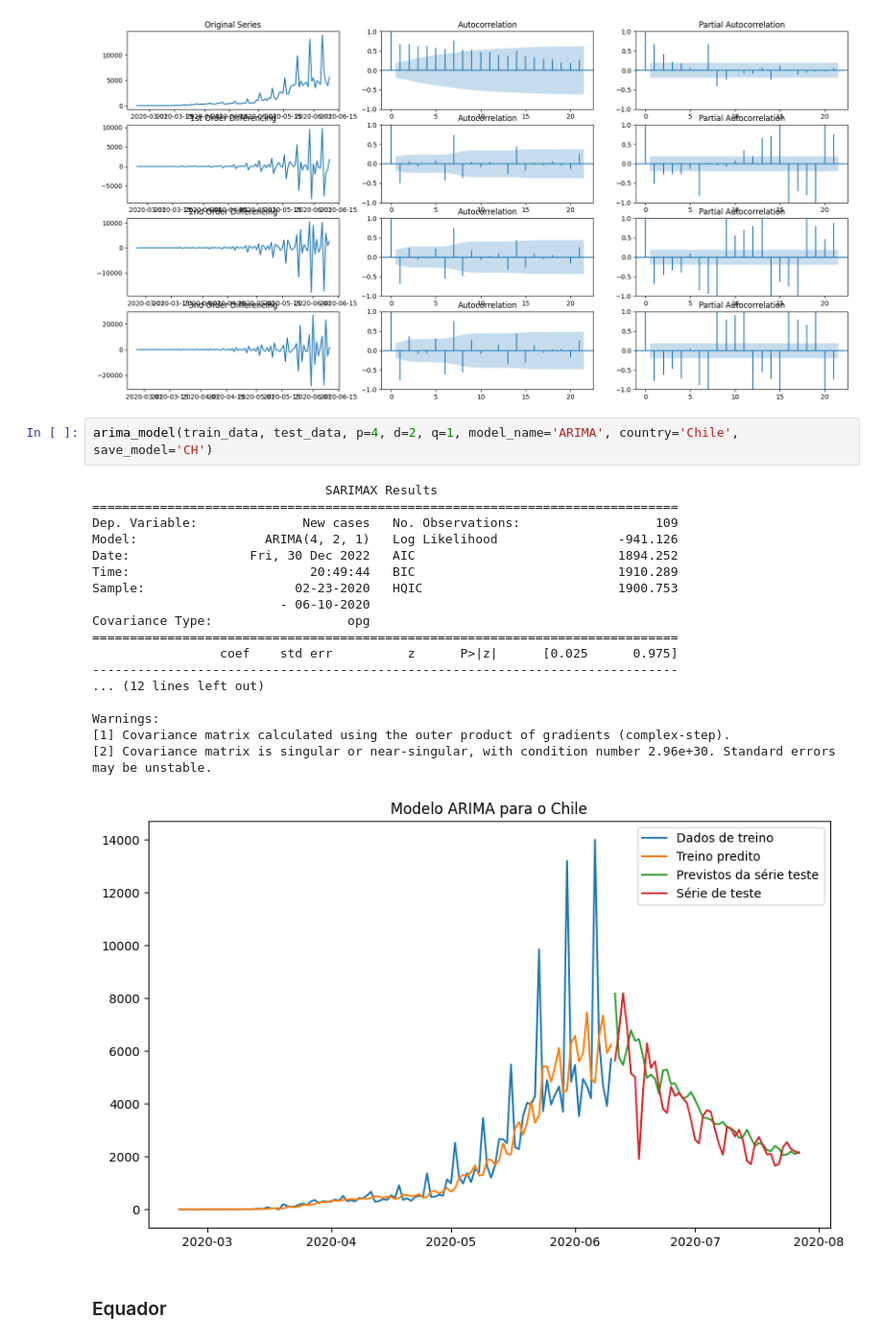
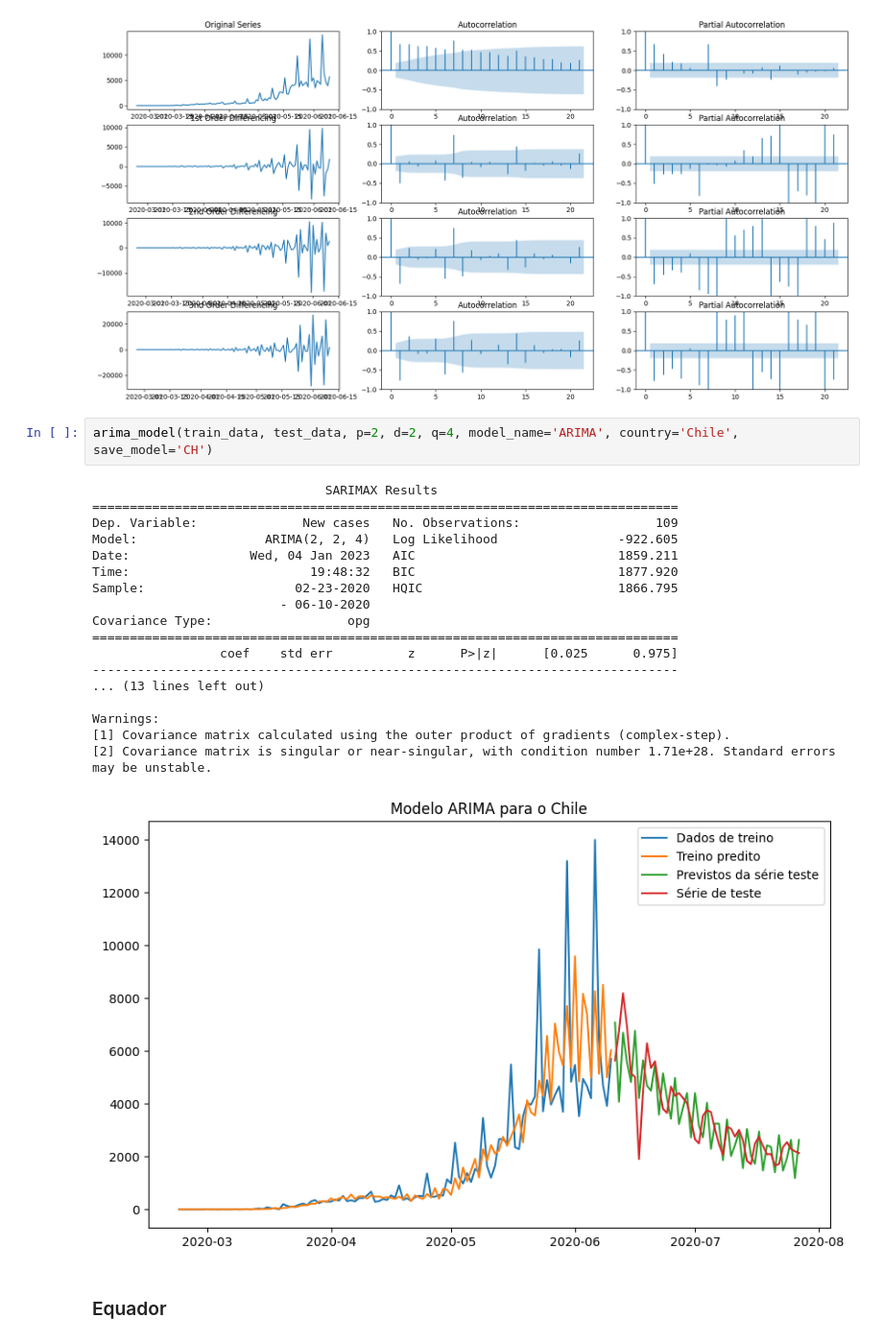
Before and after one commit to duartejr/bootcamp-covid-research, a Jupyter notebook: reports/notebooks/modelo_arima.ipynb, the cells around one changed output. Shown at 96% size. Cells and saved outputs as stored; diff of their text form.

```diff
--- a/reports/notebooks/modelo_arima.ipynb
+++ b/reports/notebooks/modelo_arima.ipynb
@@ -625,26 +625,26 @@ ADF Statistic 3th order: -8.231663
 p-value: 0.000000
 [figure]
 # %%
-arima_model(train_data, test_data, p=4, d=2, q=1, model_name='ARIMA', country='Chile', save_model='CH')
+arima_model(train_data, test_data, p=2, d=2, q=4, model_name='ARIMA', country='Chile', save_model='CH')
 # %% [output]
                                SARIMAX Results
 ==============================================================================
 Dep. Variable:              New cases   No. Observations:                  109
-Model:                 ARIMA(4, 2, 1)   Log Likelihood                -941.126
-Date:                Fri, 30 Dec 2022   AIC                           1894.252
-Time:                        20:49:44   BIC                           1910.289
-Sample:                    02-23-2020   HQIC                          1900.753
+Model:                 ARIMA(2, 2, 4)   Log Likelihood                -922.605
+Date:                Wed, 04 Jan 2023   AIC                           1859.211
+Time:                        19:48:32   BIC                           1877.920
+Sample:                    02-23-2020   HQIC                          1866.795
                          - 06-10-2020
 Covariance Type:                  opg
 ==============================================================================
                  coef    std err          z      P>|z|      [0.025      0.975]
 ------------------------------------------------------------------------------
-... (12 lines left out)
+... (13 lines left out)
 
 Warnings:
 [1] Covariance matrix calculated using the outer product of gradients (complex-step).
-[2] Covariance matrix is singular or near-singular, with condition number 2.96e+30. Standard errors may be unstable.
+[2] Covariance matrix is singular or near-singular, with condition number 1.71e+28. Standard errors may be unstable.
-[figure, old version]
+[figure, new version]
 # %% [markdown]
 ### Equador
 # %% [markdown]
```
Also changed, not shown: parts of 6 cells of this notebook, 4 other files.
